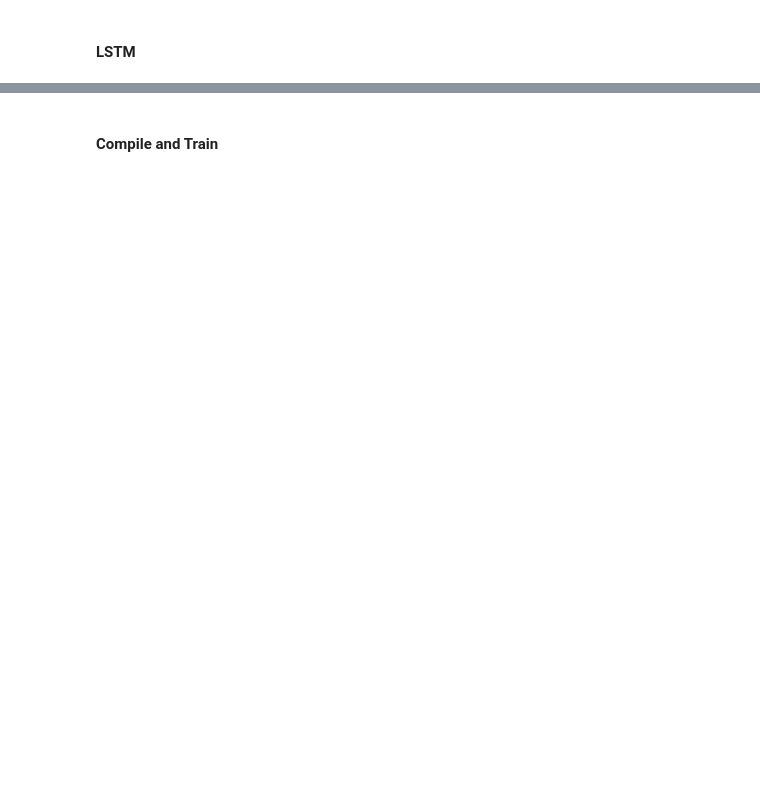
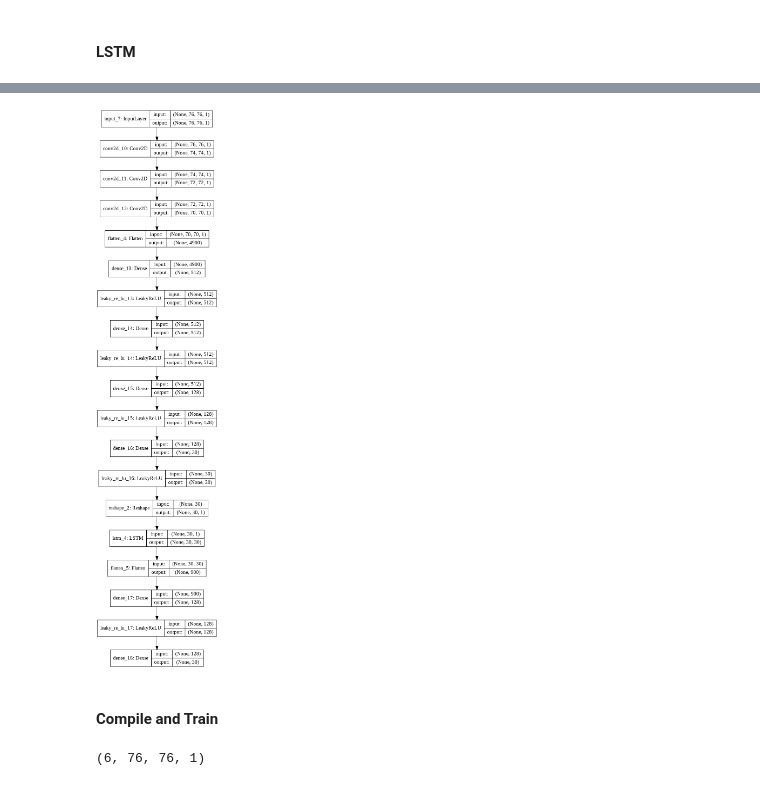
Before and after one commit to arnejad/Facial-Keypoint-Detection, a Jupyter notebook: Facial_Keypoint_Detection.ipynb, the cells around one changed output, grey strips where cells are left out. Cells and saved outputs as stored; diff of their text form; code cells hidden in the pictures; blank space fills up the shorter version.

Commit message:
Add LSTM and correcting some of conv layers

```diff
--- a/Facial_Keypoint_Detection.ipynb
+++ b/Facial_Keypoint_Detection.ipynb
@@ -270,0 +227,18 @@ _________________________________________________________________
+# %%
+input1 = Input(shape=(96-(2*maxCropSize),96-(2*maxCropSize),1))
+model1 = Conv2D(1, (3,3), activation='relu')(input1)
+model1 = Conv2D(1, (3,3), activation='relu')(model1)
+model1 = Conv2D(1, (3,3), activation='relu')(model1)
+
+model1 = Flatten()(model1)
+
+model1 = Dense(512)(model1)
+model1 = LeakyReLU(alpha=0.2)(model1)
+model1 = Dense(512)(model1)
+model1 = LeakyReLU(alpha=0.2)(model1)
+model1 = Dense(128)(model1)
+model1 = LeakyReLU(alpha=0.2)(model1)
+model1 = Dense(30)(model1)
+model1 = LeakyReLU(alpha=0.2)(model1)
+model1 = Reshape((30,1))(model1)
+model1.shape
@@ -270,0 +247,8 @@ _________________________________________________________________
+# %%
+input2 = Input(shape=(30,1))
+model2 = LSTM(30, return_sequences=True)(model1)
+model2 = Flatten()(model2)
+model2 = Dense(128)(model2)
+output2 = LeakyReLU(alpha=0.2)(model2)
+# output2 = Reshape((1,128))(model2)
+output2.shape
@@ -270,0 +257,6 @@ _________________________________________________________________
+# %%
+#combined = Add()([model1, output2])
+#finalOut = Dense(30)(combined)
+#finalModel = Model(inputs=[input1, input2], outputs=finalOut)
+output2 = Dense(30)(output2)
+finalModel = Model (input = input1, outputs=output2)
@@ -271,3 +283,8 @@ _________________________________________________________________
+# %%
+from keras.utils import plot_model
+plot_model(finalModel, show_shapes=True)
+# %% [output]
+[figure, added]
 # %% [markdown]
 #### **Compile and Train**
 # %%
@@ -274,0 +304,9 @@ model.compile(optimizer='adam', loss='categorical_crossentropy', metrics=['accur
+# %%
+trainset = finalImgs[:28190]
+trainlabel = finalPnts [:28190]
+testset1 = finalImgs[28190:]
+testset = np.expand_dims(testset1,axis=len(testset1.shape))
+testlabel = finalPnts [28190:]
+testset.shape
+# %% [output]
+(6, 76, 76, 1)
```
Also changed, not shown: parts of 16 cells of this notebook.
